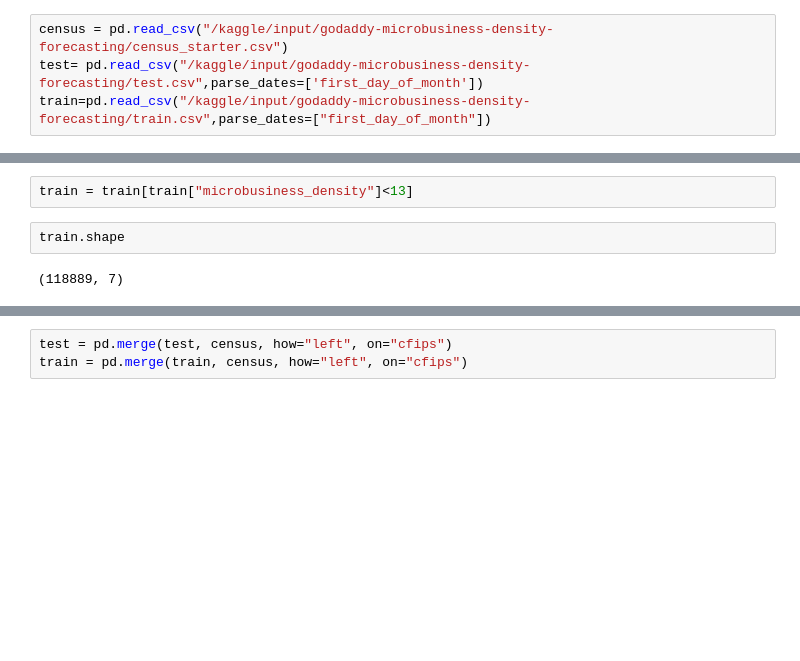
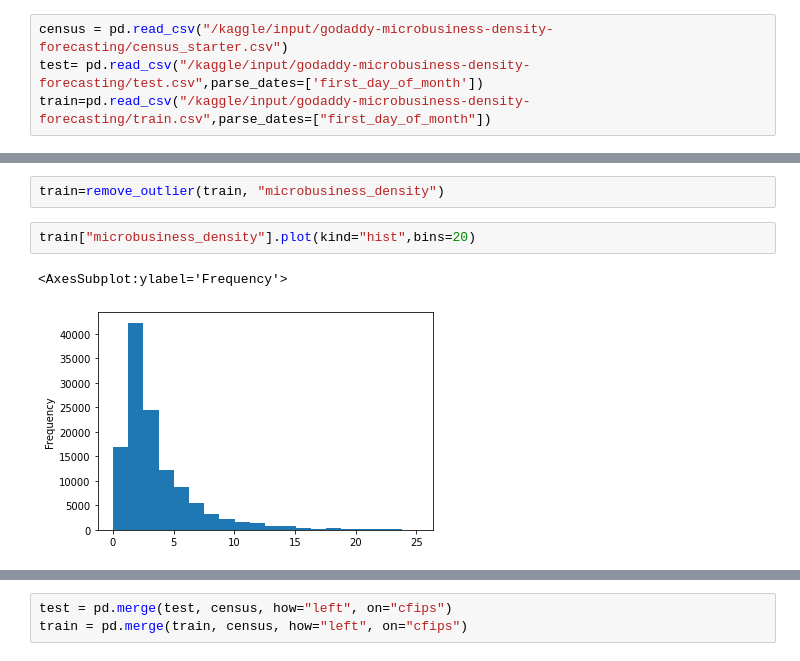
Before and after one commit to klncgty/Microbusiness-Density-Forecasting, a Jupyter notebook: godady.ipynb, the cells around one changed output, grey strips where cells are left out. Drawn from its saved outputs; the diff is of its cells as text; blank space fills up the shorter version.

```diff
--- a/godady.ipynb
+++ b/godady.ipynb
@@ -89,6 +76,7 @@ train[train['microbusiness_density']==0].groupby(['cfips','county','state','micr
 # %%
-train = train[train["microbusiness_density"]<13]
+train=remove_outlier(train, "microbusiness_density")
-# %%
-train.shape
-# %% [output]
-(118889, 7)
+# %%
+train["microbusiness_density"].plot(kind="hist",bins=20)
+# %% [output]
+<AxesSubplot:ylabel='Frequency'>
+[figure, added]
```
Also changed, not shown: parts of 15 cells of this notebook.
